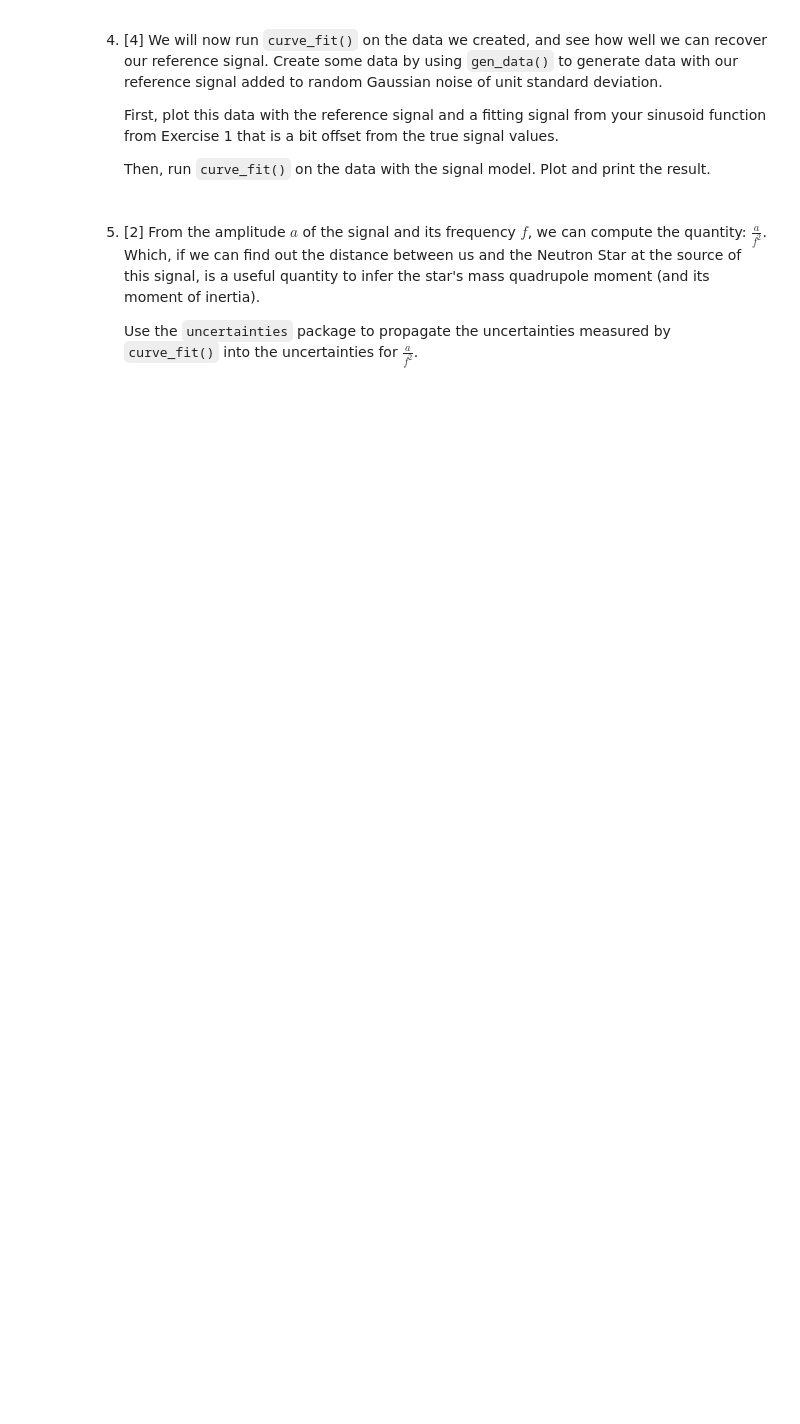
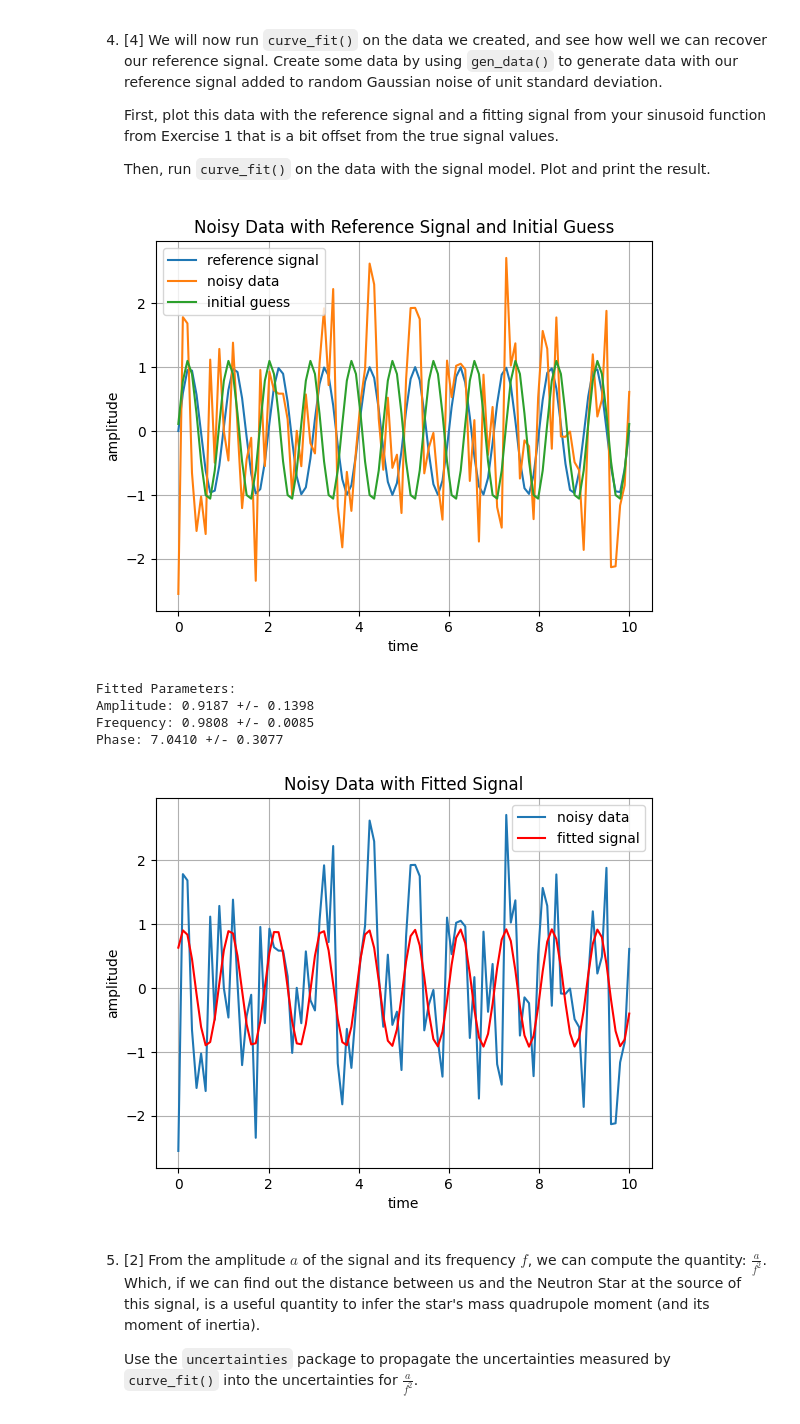
Before and after one commit to PX2145-2025/week-1-b-Zach-Bryant-2, a Jupyter notebook: Curvefit_2.ipynb, the cells around one changed output. Saved outputs shown, nothing was run; the diff lists cells and outputs as text; code cells hidden in the pictures; blank space fills up the shorter version.

```diff
--- a/Curvefit_2.ipynb
+++ b/Curvefit_2.ipynb
@@ -93,6 +166,60 @@ See the bottom of the worksheet for Exercise 0, solved on video available on Lea
     First, plot this data with the reference signal and a fitting signal from your sinusoid function from Exercise 1 that is a bit offset from the true signal values.
 
     Then, run `curve_fit()` on the data with the signal model. Plot and print the result.
+# %%
+from scipy.optimize import curve_fit
+
+# Generate data with noise
+noisy_data = gen_data(t, sine_wave_default, sigma_noise=1)
+
+# Plot the noisy data with the reference signal and an offset fitting signal
+plt.figure()
+plt.plot(t, sine_wave_default, label='reference signal')
+plt.plot(t, noisy_data, label='noisy data')
+
+# Define an initial guess for the fitting parameters (amplitude, frequency, phase)
+# Offset the initial guess slightly from the true values
+initial_guess = [1.1, 1.1, 0.1]
+plt.plot(t, sinusoid_signal(t, *initial_guess), label='initial guess')
+
+plt.xlabel('time')
+plt.ylabel('amplitude')
+plt.title('Noisy Data with Reference Signal and Initial Guess')
+plt.legend()
+plt.grid()
+plt.show()
+
+# Run curve_fit on the data with the signal model
+params, covariance = curve_fit(sinusoid_signal, t, noisy_data, p0=initial_guess)
+
+# Extract the fitted parameters
+amplitude_fit, frequency_fit, phase_fit = params
+
+# Print the fitted parameters and their uncertainties
+print("Fitted Parameters:")
+print(f"Amplitude: {amplitude_fit:.4f} +/- {np.sqrt(covariance[0, 0]):.4f}")
+print(f"Frequency: {frequency_fit:.4f} +/- {np.sqrt(covariance[1, 1]):.4f}")
+print(f"Phase: {phase_fit:.4f} +/- {np.sqrt(covariance[2, 2]):.4f}")
+
+
+# Plot the noisy data with the fitted signal
+plt.figure()
+plt.plot(t, noisy_data, label='noisy data')
+plt.plot(t, sinusoid_signal(t, *params), label='fitted signal', color='red')
+
+plt.xlabel('time')
+plt.ylabel('amplitude')
+plt.title('Noisy Data with Fitted Signal')
+plt.legend()
+plt.grid()
+plt.show()
+# %% [output]
+[figure, added]
+Fitted Parameters:
+Amplitude: 0.9187 +/- 0.1398
+Frequency: 0.9808 +/- 0.0085
+Phase: 7.0410 +/- 0.3077
+[figure, added]
 # %% [markdown]
 5. [2] From the amplitude $a$ of the signal and its frequency $f$, we can compute the quantity:
 $\frac{a}{f^2}$. Which, if we can find out the distance between us and the Neutron Star at the source of this signal, is a useful quantity to infer the star's mass quadrupole moment (and its moment of inertia).
```
Also changed, not shown: parts of 16 cells of this notebook.
